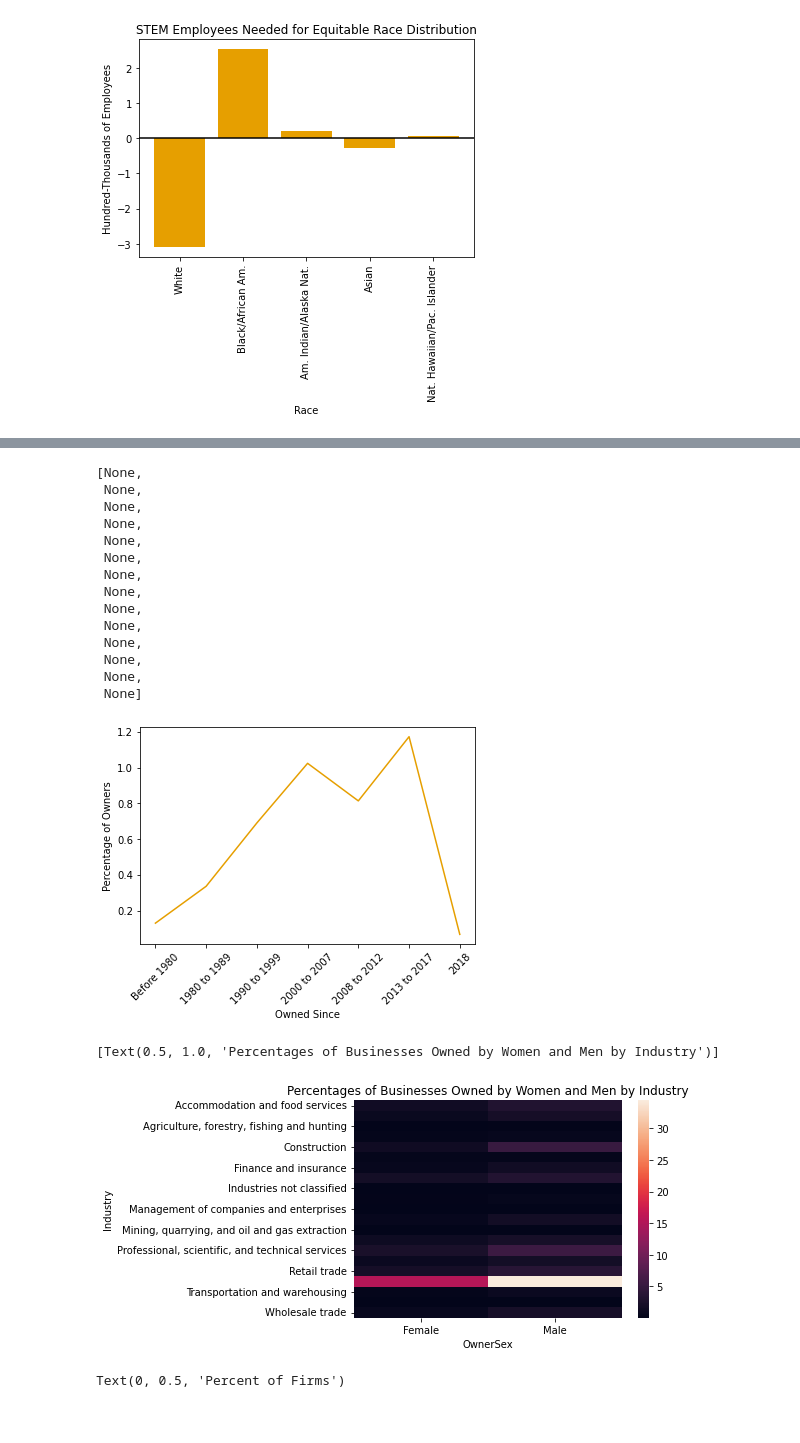
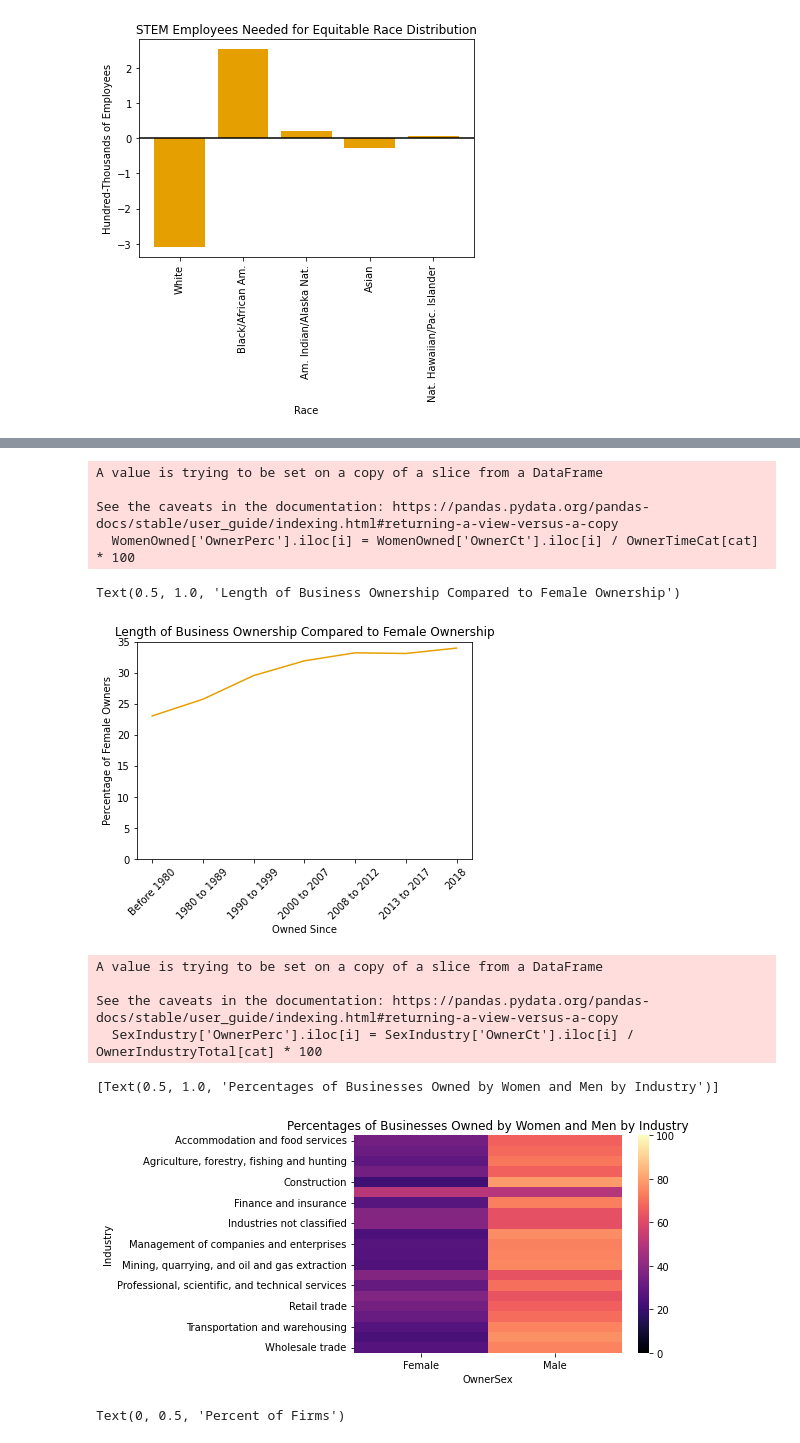
Before and after one commit to jackrlynn3/pandas-census-grp-5, a Jupyter notebook: visualizations.ipynb, the cells around one changed output, grey strips where cells are left out. Saved outputs shown, nothing was run; the diff lists cells and outputs as text; code cells hidden in the pictures.

Commit message:
Fixed the heatmap and time ownership graphs"

```diff
--- a/visualizations.ipynb
+++ b/visualizations.ipynb
@@ -279,61 +280,63 @@ WomenOwned = WomenOwned[WomenOwned['OwnedSince'] != 'Don\'t know']
 WomenOwned = WomenOwned[WomenOwned['OwnedSince'] != 'Item not reported']
 WomenOwned = WomenOwned[WomenOwned['OwnedSince'] != 'Total reporting']
 WomenOwned = WomenOwned[WomenOwned['Year'] == 2018]
+WomenOwned = pd.concat([WomenOwned[WomenOwned['OwnerSex'] == 'Female'], WomenOwned[WomenOwned['OwnerSex'] == 'Male']])
+
+# Refine table to get time of business owned compared to proportion of women
+WomenOwned = WomenOwned[['OwnerSex', 'OwnedSince', 'OwnerCt']]
+OwnerTimeCat = WomenOwned.groupby('OwnedSince')['OwnerCt'].sum()
+WomenOwned['OwnerPerc'] = 0
+for i in range(len(WomenOwned)):
+    cat = WomenOwned['OwnedSince'].iloc[i]
+    WomenOwned['OwnerPerc'].iloc[i] = WomenOwned['OwnerCt'].iloc[i] / OwnerTimeCat[cat] * 100
 WomenOwned = WomenOwned[WomenOwned['OwnerSex'] == 'Female']
 
-Owner_total = owner_dataset[owner_dataset['OwnerSex'] == 'Female']
-Owner_Count = Owner_total['OwnerCt'].sum()
-
-WomenOwned['FemaleOwnerPerc'] = WomenOwned['OwnerCt'] / Owner_Count * 100
-
 #Creating graph
-p = sns.lineplot(data=WomenOwned, x="OwnedSince", y="FemaleOwnerPerc", color='#E69F00')
+p = sns.lineplot(data=WomenOwned, x="OwnedSince", y="OwnerPerc", color='#E69F00')
 p.set_xlabel("Owned Since")
-p.set_ylabel("Percentage of Owners")
+p.set_ylabel("Percentage of Female Owners")
 locs, labels = plt.xticks()
 plt.setp(labels, rotation=45)
+p.set_ylim([0, 35])
+p.set_title('Length of Business Ownership Compared to Female Ownership')
 # %% [output]
-[None,
- None,
- None,
- None,
- None,
- None,
- None,
- None,
- None,
- None,
- None,
- None,
- None,
- None]
+A value is trying to be set on a copy of a slice from a DataFrame
+
+See the caveats in the documentation: https://pandas.pydata.org/pandas-docs/stable/user_guide/indexing.html#returning-a-view-versus-a-copy
+  WomenOwned['OwnerPerc'].iloc[i] = WomenOwned['OwnerCt'].iloc[i] / OwnerTimeCat[cat] * 100
+Text(0.5, 1.0, 'Length of Business Ownership Compared to Female Ownership')
-[figure, old version]
+[figure, new version]
 # %%
 #What percentage of owners are male/female in each industry?
 # Get only the wanted part of data
-datawanted = owner_dataset.copy()
-datawanted = datawanted[datawanted['OwnerEthnicity'] == 'All owners of respondent firms']
-datawanted = datawanted[datawanted['OwnerRace'] == 'All owners of respondent firms']
-datawanted = datawanted[datawanted['OwnerVetStatus'] == 'All owners of respondent firms']
-datawanted = datawanted[datawanted['OwnedSince'] == 'Total reporting']
-datawanted = datawanted[datawanted['Year'] == 2018]
-datawanted = datawanted[datawanted['OwnerSex'] != 'All owners of respondent firms']
+SexIndustry = owner_dataset.copy()
+SexIndustry = SexIndustry[SexIndustry['OwnerEthnicity'] == 'All owners of respondent firms']
+SexIndustry = SexIndustry[SexIndustry['OwnerRace'] == 'All owners of respondent firms']
+SexIndustry = SexIndustry[SexIndustry['OwnerVetStatus'] == 'All owners of respondent firms']
+SexIndustry = SexIndustry[SexIndustry['OwnedSince'] == 'Total reporting']
+SexIndustry = SexIndustry[SexIndustry['Year'] == 2018]
+SexIndustry = SexIndustry[SexIndustry['OwnerSex'] != 'All owners of respondent firms']
 
 # Get only necessary columns
-datawanted = datawanted[['OwnerSex', 'Industry', 'OwnerCt']]
+SexIndustry = SexIndustry[['OwnerSex', 'Industry', 'OwnerCt']]
 
 #Get Men and Women Data
-# womenData = datawanted[datawanted['OwnerSex'] == 'Female']
-# menData = datawanted[datawanted['OwnerSex'] == 'Male']
-total_owners = datawanted['OwnerCt'].sum()
-datawanted['OwnerPerc'] = datawanted['OwnerCt'] / total_owners * 100
+OwnerIndustryTotal = SexIndustry.groupby('Industry')['OwnerCt'].sum()
+SexIndustry['OwnerPerc'] = 0
+for i in range(len(SexIndustry)):
+    cat = SexIndustry['Industry'].iloc[i]
+    SexIndustry['OwnerPerc'].iloc[i] = SexIndustry['OwnerCt'].iloc[i] / OwnerIndustryTotal[cat] * 100
 
-Sex_and_Industry = pd.pivot_table(datawanted, values='OwnerPerc', index='Industry', columns='OwnerSex')
+SexIndustryPT = pd.pivot_table(SexIndustry, values='OwnerPerc', index='Industry', columns='OwnerSex')
 # Create heatmap
-sns.heatmap(Sex_and_Industry).set(title='Percentages of Businesses Owned by Women and Men by Industry')
+sns.heatmap(SexIndustryPT, vmin=0, vmax=100, cmap=sns.color_palette("magma", as_cmap=True)).set(title='Percentages of Businesses Owned by Women and Men by Industry')
 # %% [output]
-[Text(0.5, 1.0, 'Percentages of Businesses Owned by Women and Men by Industry')]
+A value is trying to be set on a copy of a slice from a DataFrame
+
+See the caveats in the documentation: https://pandas.pydata.org/pandas-docs/stable/user_guide/indexing.html#returning-a-view-versus-a-copy
+  SexIndustry['OwnerPerc'].iloc[i] = SexIndustry['OwnerCt'].iloc[i] / OwnerIndustryTotal[cat] * 100
+[Text(0.5, 1.0, 'Percentages of Businesses Owned by Women and Men by Industry')]
-[figure, old version]
+[figure, new version]
 # %%
 #What does the SpousalOwnershipsharing percentage variable look like
 # Get only the wanted part of data
```
Also changed, not shown: parts of 1 cell of this notebook.
